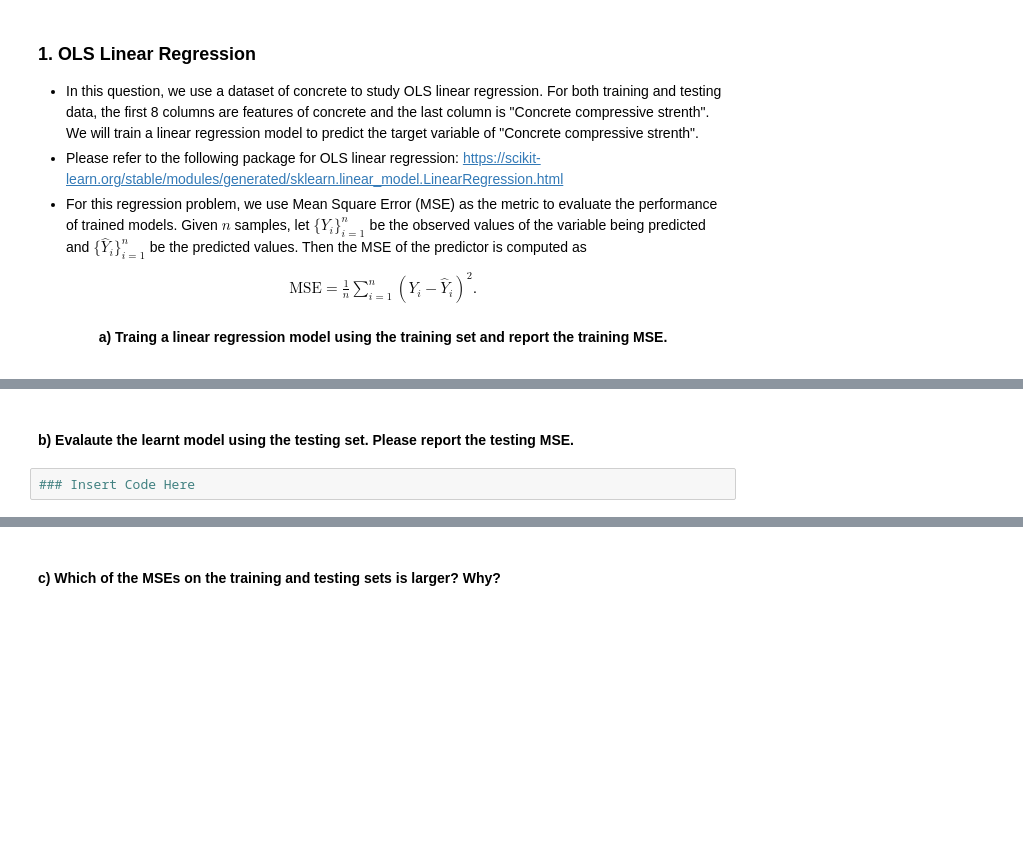
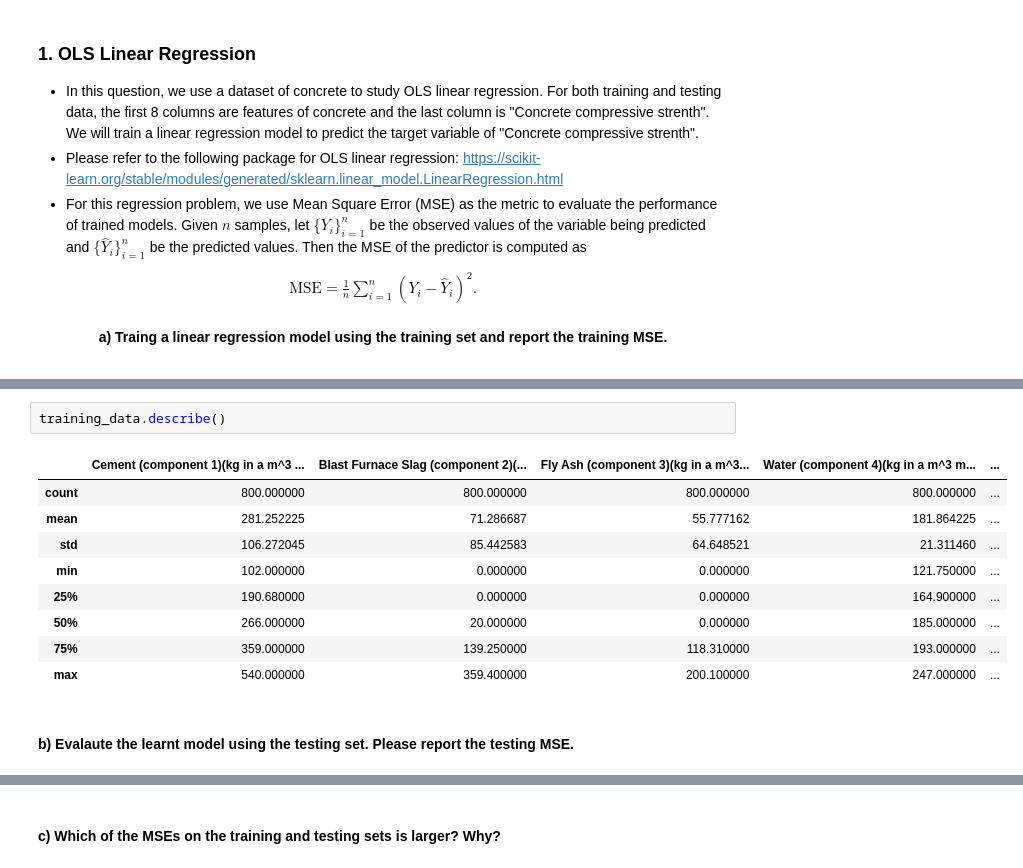
Before and after one commit to wenxinjiang2002/Computational-Data-Analysis, a Jupyter notebook: CDA HW1/Assignment+1.ipynb, the cells around one changed output, grey strips where cells are left out. Saved outputs shown, nothing was run; the diff lists cells and outputs as text; blank space fills up the shorter version.

```diff
--- a/CDA HW1/Assignment+1.ipynb
+++ b/CDA HW1/Assignment+1.ipynb
@@ -30,4 +53,14 @@ import numpy as np
+# %%
+training_data.describe()
+# %% [output]
+|  | Cement (component 1)(kg in a m^3 ... | Blast Furnace Slag (component 2)(... | Fly Ash (component 3)(kg in a m^3... | Water (component 4)(kg in a m^3 m... | ... |
+| count | 800.000000 | 800.000000 | 800.000000 | 800.000000 | ... |
+| mean | 281.252225 | 71.286687 | 55.777162 | 181.864225 | ... |
+| std | 106.272045 | 85.442583 | 64.648521 | 21.311460 | ... |
+| min | 102.000000 | 0.000000 | 0.000000 | 121.750000 | ... |
+| 25% | 190.680000 | 0.000000 | 0.000000 | 164.900000 | ... |
+| 50% | 266.000000 | 20.000000 | 0.000000 | 185.000000 | ... |
+| 75% | 359.000000 | 139.250000 | 118.310000 | 193.000000 | ... |
+| max | 540.000000 | 359.400000 | 200.100000 | 247.000000 | ... |
 # %% [markdown]
 #### b) Evalaute the learnt model using the testing set. Please report the testing MSE.
-# %%
-### Insert Code Here
```
Also changed, not shown: parts of 36 cells of this notebook.
